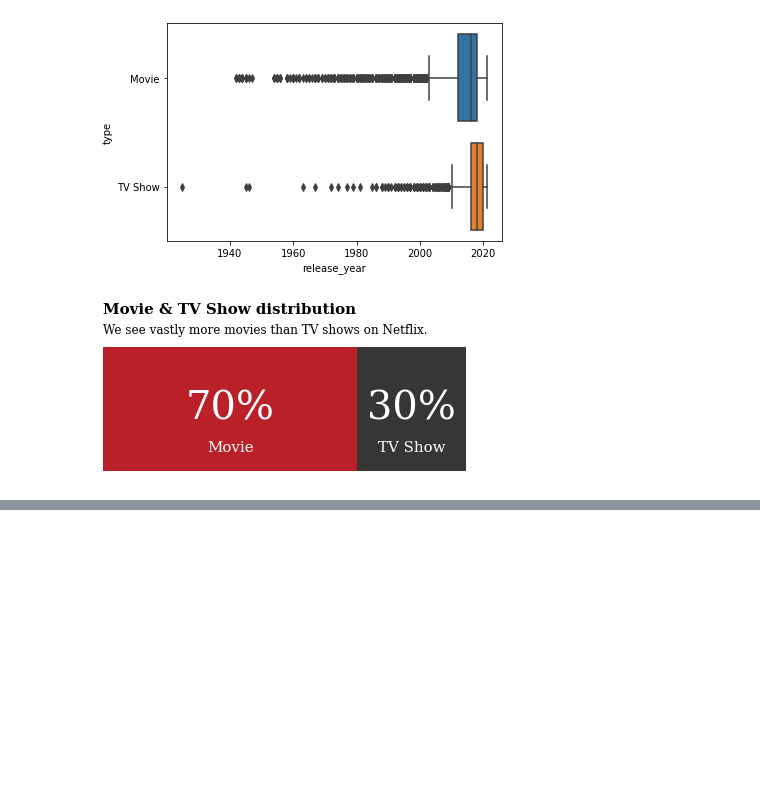
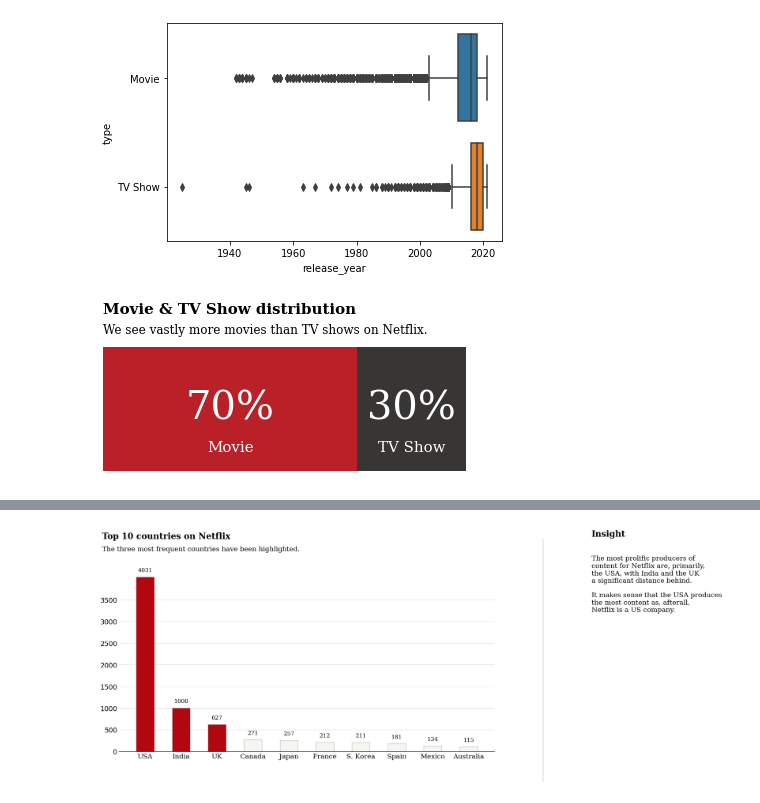
Before and after one commit to Maxoouuu/H3Python, a Jupyter notebook: Projet_Python.ipynb, the cells around one changed output, grey strips where cells are left out. Cells and saved outputs as stored; diff of their text form; code cells hidden in the pictures; blank space fills up the shorter version.

```diff
--- a/Projet_Python.ipynb
+++ b/Projet_Python.ipynb
@@ -8,3 +3,22 @@ import matplotlib.pyplot as plt
+# %%
+# Importing libs
+import pandas as pd
+import numpy as np
+from sklearn.preprocessing import StandardScaler
+from sklearn.cluster import KMeans, AffinityPropagation
+import matplotlib.pyplot as plt
+import seaborn as sns
+%matplotlib inline
+import warnings
+warnings.filterwarnings("ignore")
+import plotly as py
+import plotly.graph_objs as go
+import os
+py.offline.init_notebook_mode(connected = True)
+#print(os.listdir("../input"))
+import datetime as dt
+import missingno as msno
+plt.rcParams['figure.dpi'] = 140
 # %%
 #import du dataset
 df = pd.read_csv('./netflix_titles.csv')
@@ -207,0 +157,76 @@ AttributeError: ignored
+# %%
+data = df.groupby('first_country')['count'].sum().sort_values(ascending=False)[:10]
+
+# Plot
+
+color_map = ['#f5f5f1' for _ in range(10)]
+color_map[0] = color_map[1] = color_map[2] =  '#b20710' # color highlight
+
+fig, ax = plt.subplots(1,1, figsize=(12, 6))
+ax.bar(data.index, data, width=0.5,
+       edgecolor='darkgray',
+       linewidth=0.6,color=color_map)
+
+#annotations
+for i in data.index:
+    ax.annotate(f"{data[i]}",
+                   xy=(i, data[i] + 150), #i like to change this to roughly 5% of the highest cat
+                   va = 'center', ha='center',fontweight='light', fontfamily='serif')
+
+
+
+# Remove border from plot
+
+for s in ['top', 'left', 'right']:
+    ax.spines[s].set_visible(False)
+
+# Tick labels
+
+ax.set_xticklabels(data.index, fontfamily='serif', rotation=0)
+
+# Title and sub-title
+
+fig.text(0.09, 1, 'Top 10 countries on Netflix', fontsize=15, fontweight='bold', fontfamily='serif')
+fig.text(0.09, 0.95, 'The three most frequent countries have been highlighted.', fontsize=12, fontweight='light', fontfamily='serif')
+
+fig.text(1.1, 1.01, 'Insight', fontsize=15, fontweight='bold', fontfamily='serif')
+
+fig.text(1.1, 0.67, '''
+The most prolific producers of
+content for Netflix are, primarily,
+the USA, with India and the UK
+a significant distance behind.
+
+It makes sense that the USA produces
+the most content as, afterall,
+Netflix is a US company.
+'''
+         , fontsize=12, fontweight='light', fontfamily='serif')
+
+ax.grid(axis='y', linestyle='-', alpha=0.4)
+
+grid_y_ticks = np.arange(0, 4000, 500) # y ticks, min, max, then step
+ax.set_yticks(grid_y_ticks)
+ax.set_axisbelow(True)
+
+#Axis labels
+
+#plt.xlabel("Country", fontsize=12, fontweight='light', fontfamily='serif',loc='left',y=-1.5)
+#plt.ylabel("Count", fontsize=12, fontweight='light', fontfamily='serif')
+ #plt.legend(loc='upper right')
+
+# thicken the bottom line if you want to
+plt.axhline(y = 0, color = 'black', linewidth = 1.3, alpha = .7)
+
+ax.tick_params(axis='both', which='major', labelsize=12)
+
+
+import matplotlib.lines as lines
+l1 = lines.Line2D([1, 1], [0, 1], transform=fig.transFigure, figure=fig,color='black',lw=0.2)
+fig.lines.extend([l1])
+
+ax.tick_params(axis=u'both', which=u'both',length=0)
+
+plt.show()
+# %% [output]
+[figure, added]
```
Also changed, not shown: parts of 9 cells of this notebook.
